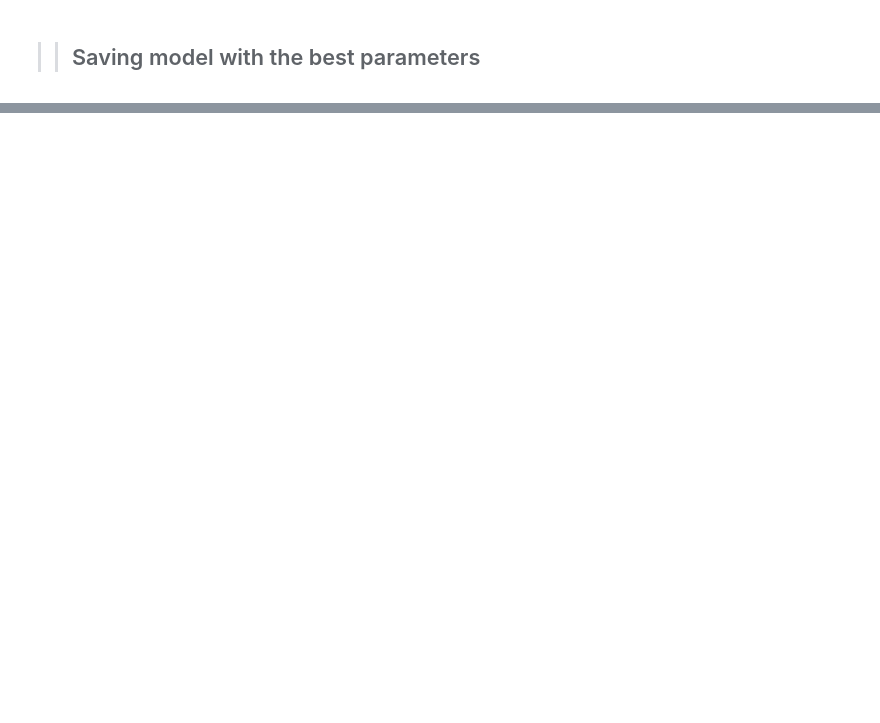
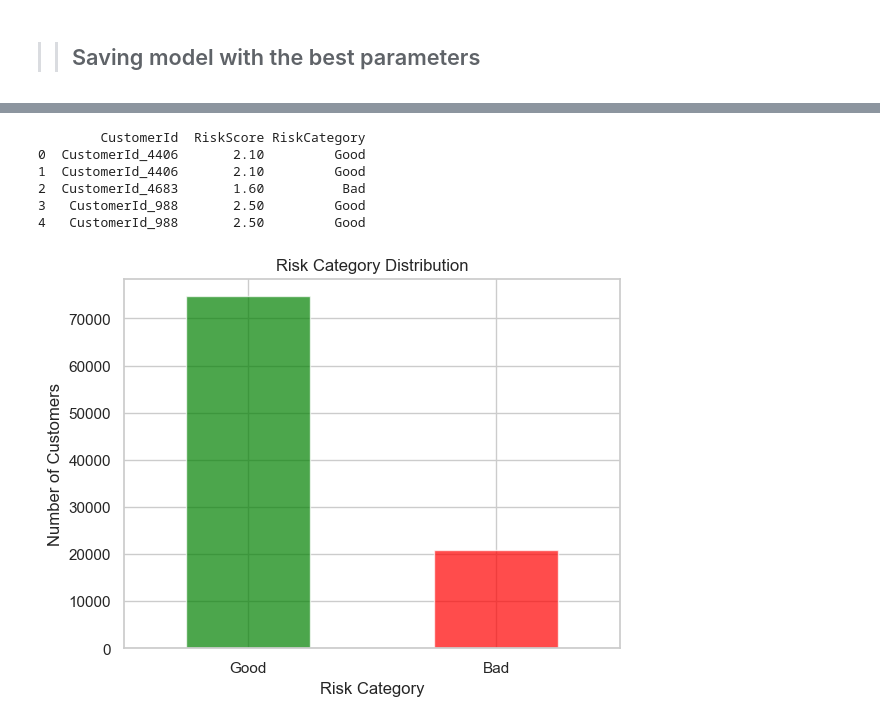
Before and after one commit to hanaDemma/Credit-Scoring_and_Risk-Analysis-week-6, a Jupyter notebook: notebooks/exploratory_analysis.ipynb, the cells around one changed output, grey strips where cells are left out. Cells and saved outputs as stored; diff of their text form; code cells hidden in the pictures; blank space fills up the shorter version.

Commit message:
count number of goods and bad

```diff
--- a/notebooks/exploratory_analysis.ipynb
+++ b/notebooks/exploratory_analysis.ipynb
@@ -737,0 +740,21 @@ gb_preds = save_best_model(results, X_train, y_train, X_test, y_test)
+# %%
+# Classify users based on the risk score
+data['RiskCategory'] = ['Good' if score > threshold else 'Bad' for score in data['RiskScore']]
+
+# Display the classification results
+print(data[['CustomerId', 'RiskScore', 'RiskCategory']].head())
+# %% [output]
+        CustomerId  RiskScore RiskCategory
+0  CustomerId_4406       2.10         Good
+1  CustomerId_4406       2.10         Good
+2  CustomerId_4683       1.60          Bad
+3   CustomerId_988       2.50         Good
+4   CustomerId_988       2.50         Good
+# %%
+# Count the number of good and bad customers
+from scripts.visualize import plot_risk_counts
+risk_counts = data['RiskCategory'].value_counts()
+
+plot_risk_counts(risk_counts)
+# %% [output]
+[figure, added]
```
Also changed, not shown: parts of 11 cells of this notebook, 5 other files.
